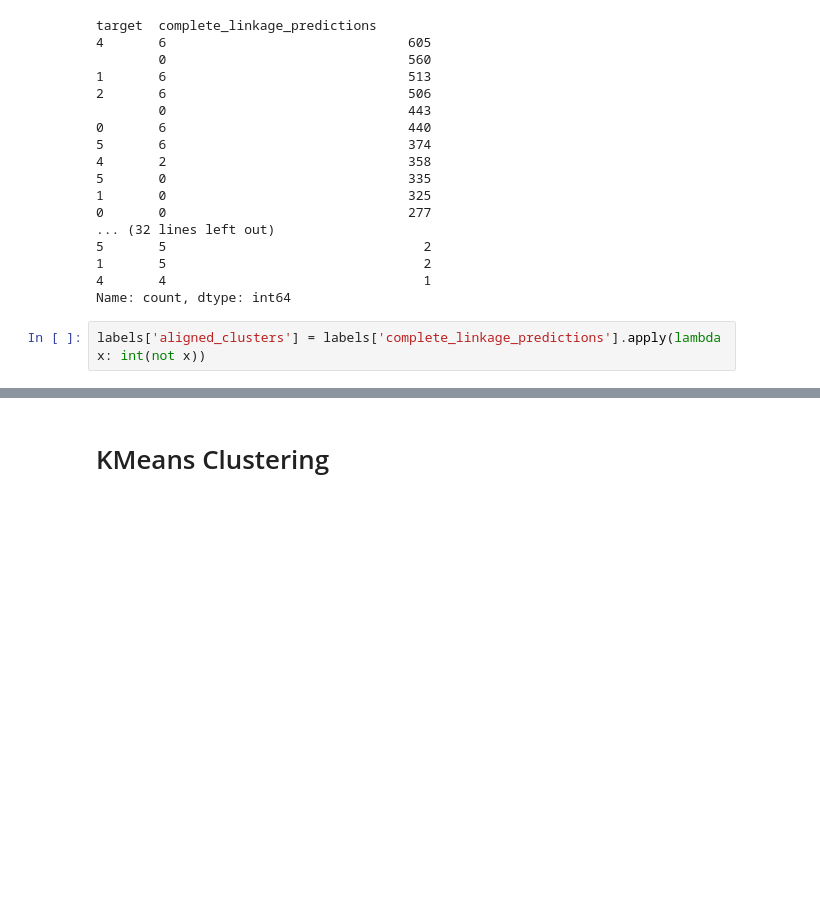
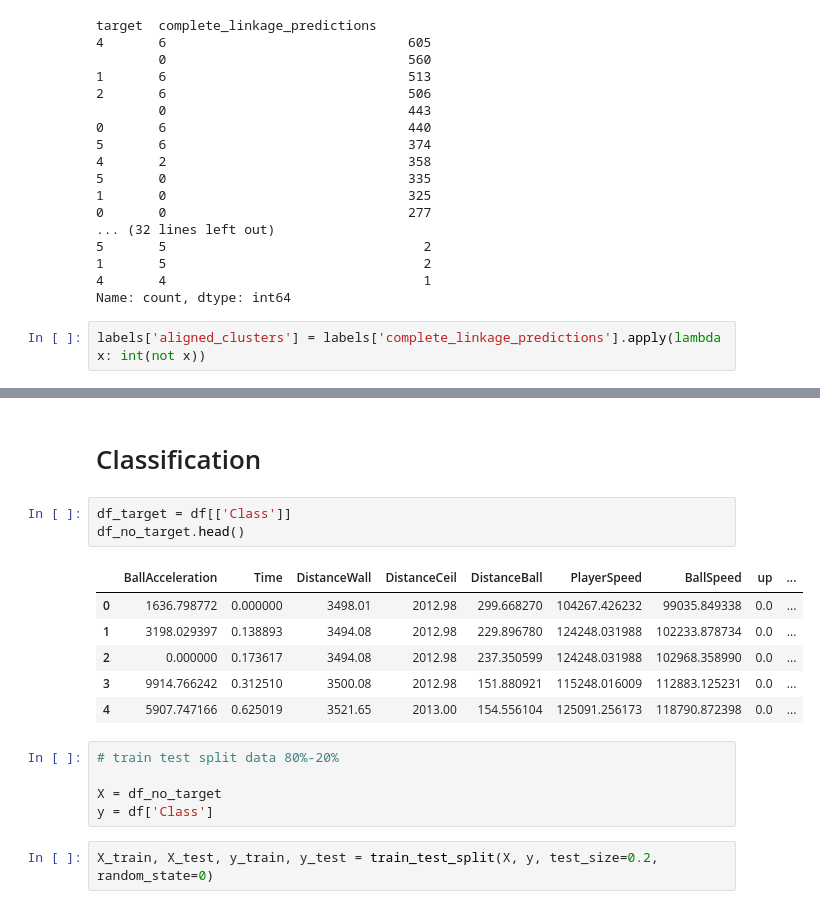
Before and after one commit to zaza-zaza/DSCC240-Final-Project, a Jupyter notebook: cluster.ipynb, the cells around one changed output, grey strips where cells are left out. Cells and saved outputs as stored; diff of their text form; blank space fills up the shorter version.

Commit message:
proper data set with agglomerative clustering and classification techniques

```diff
--- a/cluster.ipynb
+++ b/cluster.ipynb
@@ -186,2 +204,19 @@ Text(0.5, 25.52222222222222, 'Predicted Labels')
 # %% [markdown]
-# KMeans Clustering
+# Classification
+# %%
+df_target = df[['Class']]
+df_no_target.head()
+# %% [output]
+|  | BallAcceleration | Time | DistanceWall | DistanceCeil | DistanceBall | PlayerSpeed | BallSpeed | up | ... |
+| 0 | 1636.798772 | 0.000000 | 3498.01 | 2012.98 | 299.668270 | 104267.426232 | 99035.849338 | 0.0 | ... |
+| 1 | 3198.029397 | 0.138893 | 3494.08 | 2012.98 | 229.896780 | 124248.031988 | 102233.878734 | 0.0 | ... |
+| 2 | 0.000000 | 0.173617 | 3494.08 | 2012.98 | 237.350599 | 124248.031988 | 102968.358990 | 0.0 | ... |
+| 3 | 9914.766242 | 0.312510 | 3500.08 | 2012.98 | 151.880921 | 115248.016009 | 112883.125231 | 0.0 | ... |
+| 4 | 5907.747166 | 0.625019 | 3521.65 | 2013.00 | 154.556104 | 125091.256173 | 118790.872398 | 0.0 | ... |
+# %%
+# train test split data 80%-20%
+
+X = df_no_target
+y = df['Class']
+# %%
+X_train, X_test, y_train, y_test = train_test_split(X, y, test_size=0.2, random_state=0)
```
Also changed, not shown: parts of 13 cells of this notebook.
